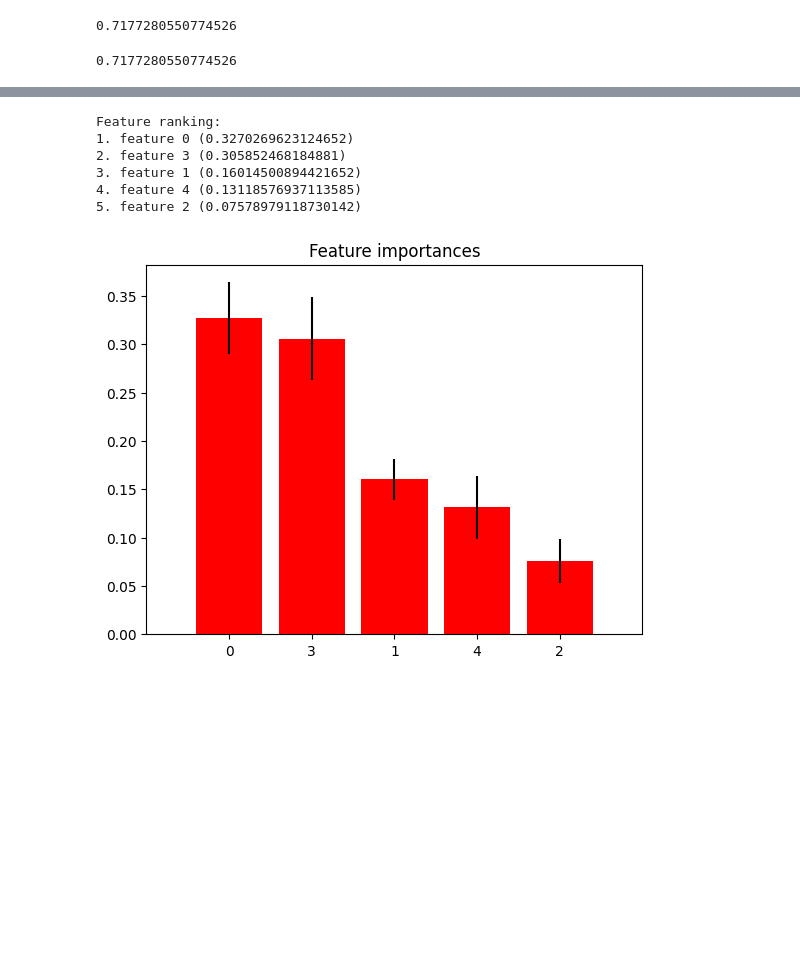
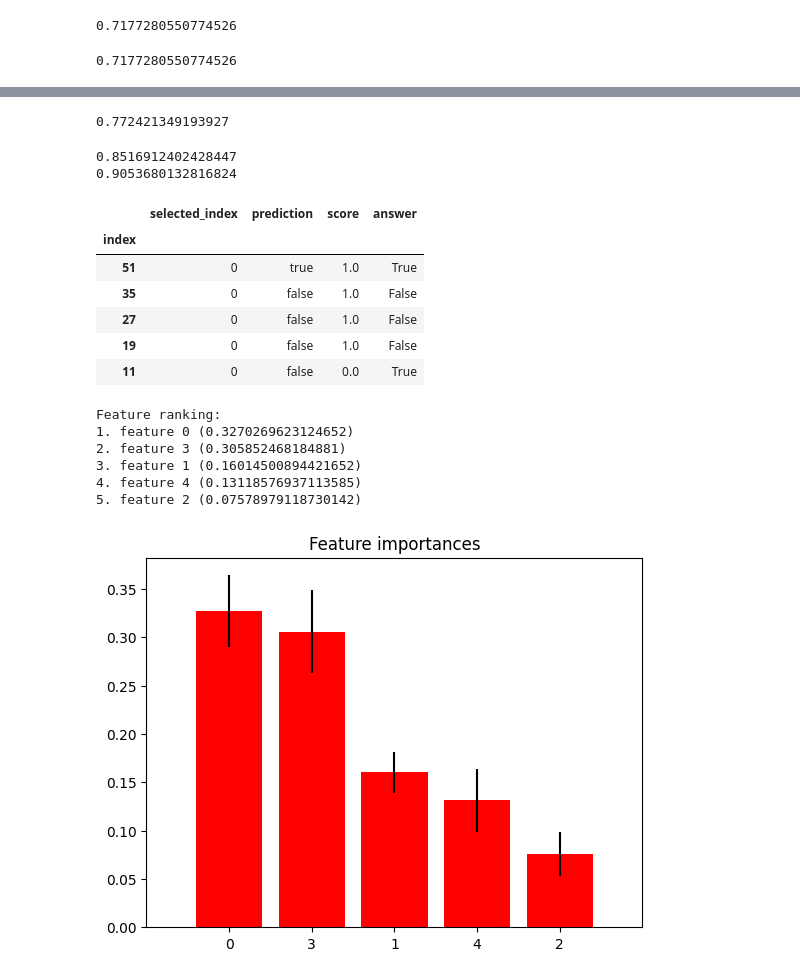
Before and after one commit to Ever2after/tableqa-visual-prompting, a Jupyter notebook: notebooks/analysis.ipynb, the cells around one changed output, grey strips where cells are left out. Cells and saved outputs as stored; diff of their text form; code cells hidden in the pictures; blank space fills up the shorter version.

```diff
--- a/notebooks/analysis.ipynb
+++ b/notebooks/analysis.ipynb
@@ -307,0 +319,6 @@ array([[ 33, 265],
+# %%
+print(9870/12778)
+# %% [output]
+0.772421349193927
+# %%
+selection = pd.read_csv('../results/wikitq_test_gpt_selected.csv', index_col=0)
@@ -308,3 +329,21 @@ array([[ 33, 265],
+# %%
+# acc
+print(test_sub['corrected'].sum() / len(test_sub))
+# f1
+print(f1_score(test_sub['label'], test_sub['selected']))
+# %% [output]
+0.8516912402428447
+0.9053680132816824
+# %%
+selection.head()
+# %% [output]
+|  | selected_index | prediction | score | answer |
+| index |  |  |  |  |
+| 51 | 0 | true | 1.0 | True |
+| 35 | 0 | false | 1.0 | False |
+| 27 | 0 | false | 1.0 | False |
+| 19 | 0 | false | 1.0 | False |
+| 11 | 0 | false | 0.0 | True |
 # %%
 # feature importance
 importances = clf.feature_importances_
```
Also changed, not shown: parts of 30 cells of this notebook, 10 other files.
